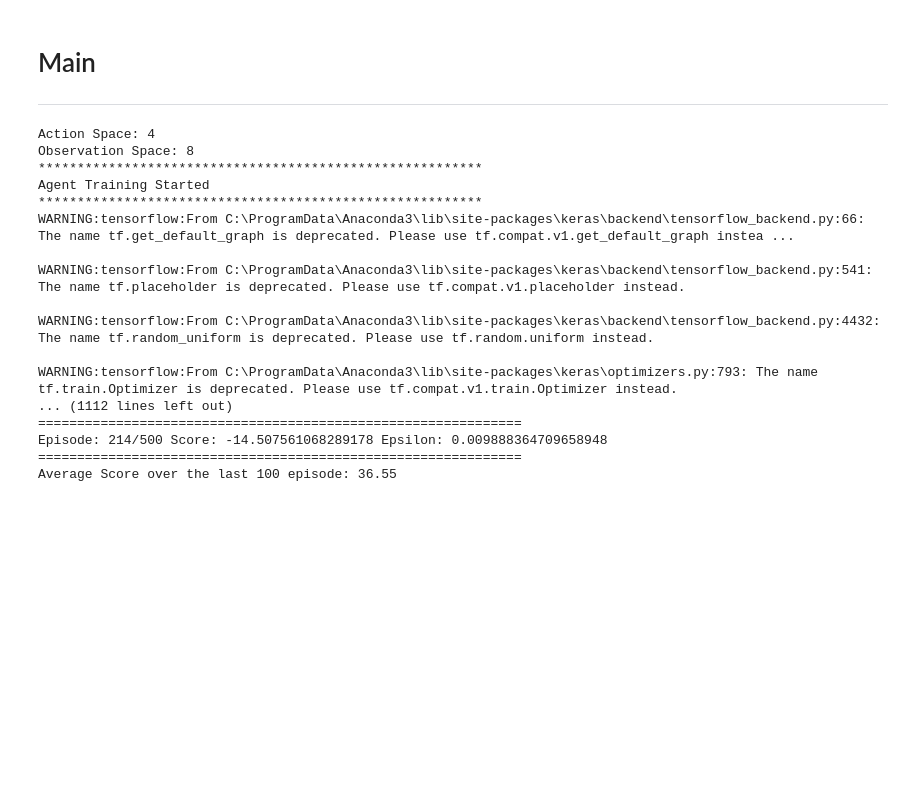
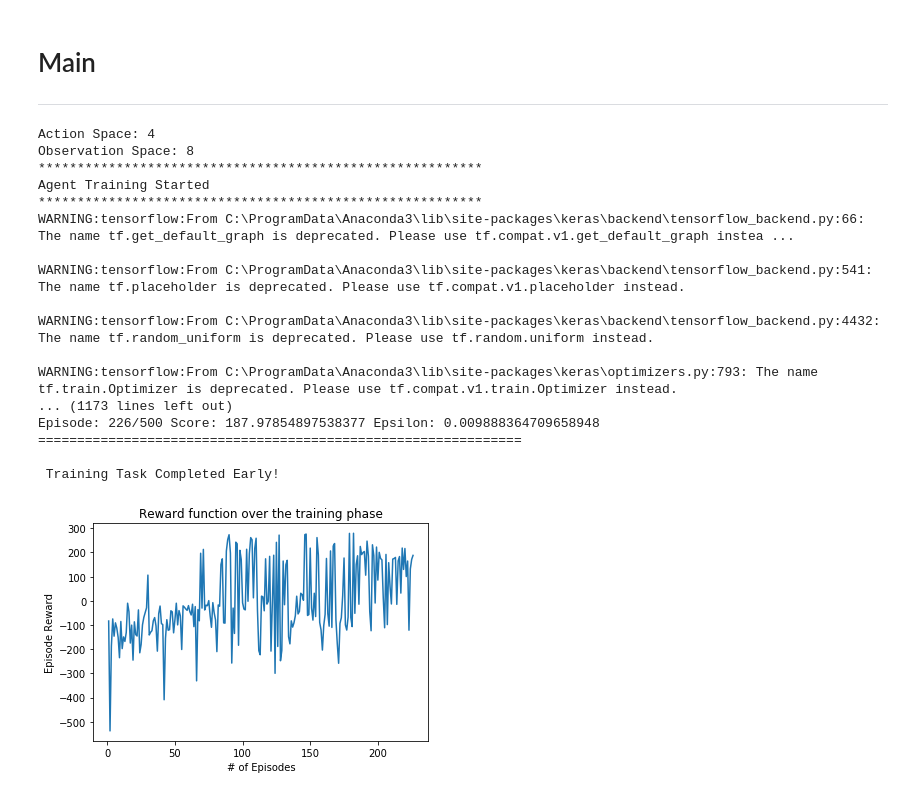
Before and after one commit to nishp763/SCS-RL-3547-Final-Project, a Jupyter notebook: Safe_Landings_Implementation.ipynb, the cells around one changed output. Saved outputs shown, nothing was run; the diff lists cells and outputs as text; code cells hidden in the pictures; blank space fills up the shorter version.

Commit message:
Complete training

```diff
--- a/Safe_Landings_Implementation.ipynb
+++ b/Safe_Landings_Implementation.ipynb
@@ -369,51 +369,52 @@ if __name__ == "__main__":
     STATE_SIZE = env.observation_space.shape[0]
     print("Observation Space:", STATE_SIZE)
 
-    # First we will train the agent
-    training_score_history = train_agent(env, STATE_SIZE, ACTION_SIZE, MAX_STEPS, MAX_EPISODES)
+#     # First we will train the agent
+#     training_score_history = train_agent(env, STATE_SIZE, ACTION_SIZE, MAX_STEPS, MAX_EPISODES)
 
-    # Create a plot to see the agent's training process
-    x_values = range(1,len(training_score_history)+1)
-    x_axis = '# of Episodes'
-    y_axis = 'Episode Reward'
-    plot_title = 'Reward function over the training phase'
-    save_figure = True
-    plot_save_path = os.path.join(ASSETS_PATH,"training_plot.png")
-    train_plot = create_plot(x_values, training_score_history, x_axis, y_axis, plot_title, save_figure, plot_save_path)
-    train_plot.show()
+#     # Create a plot to see the agent's training process
+#     x_values = range(1,len(training_score_history)+1)
+#     x_axis = '# of Episodes'
+#     y_axis = 'Episode Reward'
+#     plot_title = 'Reward function over the training phase'
+#     save_figure = True
+#     plot_save_path = os.path.join(ASSETS_PATH,"training_plot.png")
+#     train_plot = create_plot(x_values, training_score_history, x_axis, y_axis, plot_title, save_figure, plot_save_path)
+#     train_plot.show()
 
     # Now we will test the trained agent
     TEST_MAX_STEPS = 2000
     TEST_MAX_EPISODES = 100
     FINAL_WEIGHTS_TRAINING_COMPLETED = os.path.join(WEIGHTS_PATH,"LunarLanderWeights.h5")
     test_score_history = test_agent(env, STATE_SIZE, ACTION_SIZE, TEST_MAX_STEPS, TEST_MAX_EPISODES, FINAL_WEIGHTS_TRAINING_COMPLETED)
 
     # Create a plot to see the agent's testing process
     x_values = range(1,len(test_score_history)+1)
     x_axis = '# of Episodes'
     y_axis = 'Episode Reward'
     plot_title = 'Reward function over the testing phase'
     save_figure = True
     plot_save_path = os.path.join(ASSETS_PATH,"testing_plot.png")
     test_plot = create_plot(x_values, test_score_history, x_axis, y_axis, plot_title, save_figure, plot_save_path)
     test_plot.show()
 
     env.close() # close the environment
 # %% [output]
 Action Space: 4
 Observation Space: 8
 *********************************************************
 Agent Training Started
 *********************************************************
 WARNING:tensorflow:From C:\ProgramData\Anaconda3\lib\site-packages\keras\backend\tensorflow_backend.py:66: The name tf.get_default_graph is deprecated. Please use tf.compat.v1.get_default_graph instea ...
 
 WARNING:tensorflow:From C:\ProgramData\Anaconda3\lib\site-packages\keras\backend\tensorflow_backend.py:541: The name tf.placeholder is deprecated. Please use tf.compat.v1.placeholder instead.
 
 WARNING:tensorflow:From C:\ProgramData\Anaconda3\lib\site-packages\keras\backend\tensorflow_backend.py:4432: The name tf.random_uniform is deprecated. Please use tf.random.uniform instead.
 
 WARNING:tensorflow:From C:\ProgramData\Anaconda3\lib\site-packages\keras\optimizers.py:793: The name tf.train.Optimizer is deprecated. Please use tf.compat.v1.train.Optimizer instead.
-... (1112 lines left out)
+... (1173 lines left out)
+Episode: 226/500 Score: 187.97854897538377 Epsilon: 0.009888364709658948
 ==============================================================
-Episode: 214/500 Score: -14.507561068289178 Epsilon: 0.009888364709658948
-==============================================================
-Average Score over the last 100 episode: 36.55
+
+ Training Task Completed Early!
+[figure, added]
```
Also changed, not shown: 2 other files.
